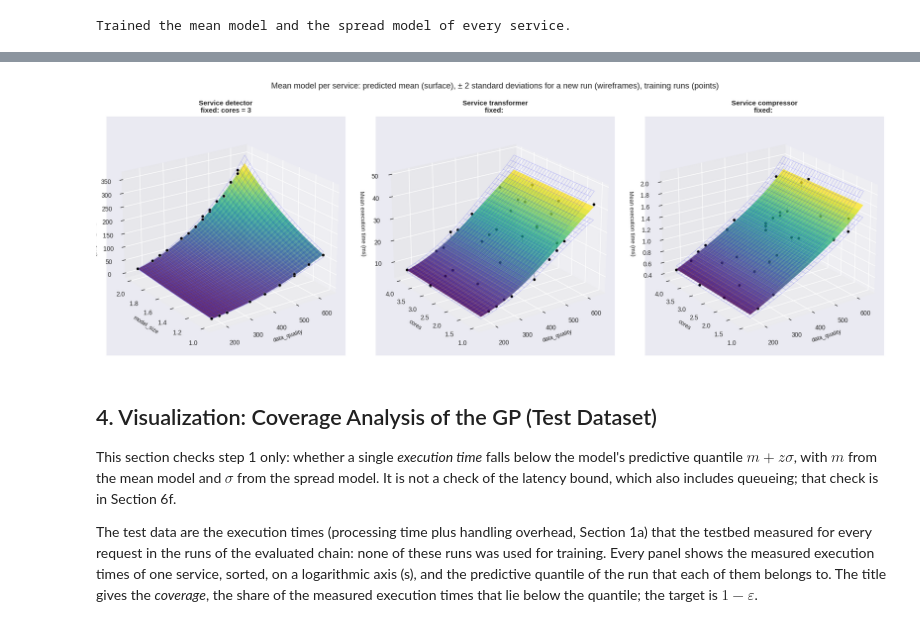
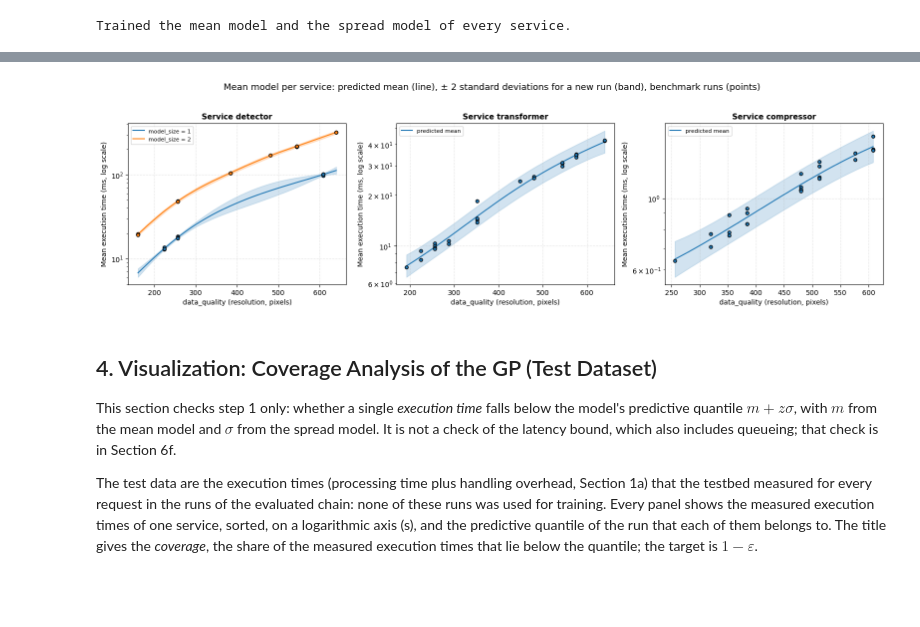
Before and after one commit to borissedlak/composable-autonomous-offerings, a Jupyter notebook: notebooks/tsc/1_method_real.ipynb, the cells around one changed output, grey strips where cells are left out. Drawn from its saved outputs; the diff is of its cells as text; code cells hidden in the pictures; blank space fills up the shorter version.

Commit message:
integrate single benchmarks for individual services

```diff
--- a/notebooks/tsc/1_method_real.ipynb
+++ b/notebooks/tsc/1_method_real.ipynb
@@ -58,8 +55,8 @@ from pegasus.baselines_chain import (ReplayComposition, compute_snc_mgf_delay_bo
                                      paired_independence_effect)
 from pegasus.data import model_inputs, path_workers
 from pegasus.evaluation import arrival_text
-from pegasus.real_data import (chain_run_execution_times, chain_run_latencies, configuration_grid, feature_names, measured_quantiles,
-                               real_chain_data, real_replay_data, split_runs)
+from pegasus.real_data import (BENCHMARKS_V2, chain_run_execution_times, chain_run_latencies, feature_names, measured_quantiles,
+                               real_chain_data, real_replay_data, unthrottled_runs)
 
 # Violation probability epsilon of every bound: a bound at alpha is a bound on the (1 - alpha) latency quantile
 alpha = 0.05
@@ -67,10 +64,11 @@ z_score = norm.ppf(1 - alpha)
 p_str = f"{(1 - alpha) * 100:.2f}".rstrip('0').rstrip('.')   # percentile label, e.g. '95'
 
 # Chain and training data; the arrival rate of every run and the ground truth are the ones the campaign measured
-experiment = "b1-vision-1-workers"  # the evaluated chain of the second campaign: object detector -> image transformer -> image compressor, 1 to 4 workers each
-n_train = 35              # unthrottled runs of the experiment that train the models; the other unthrottled runs are held out
-seed = 35                 # seed of the split into training and held-out runs
-split = split_runs(experiment, n_train, seed, unthrottled=True)   # (training runs, held-out runs), both without throttling (1a)
+experiment = "b1-vision-1-single"  # the evaluated chain of the second campaign: object detector -> image transformer -> image compressor, 1 worker each
+training_campaign = BENCHMARKS_V2   # every service is trained on its benchmark runs, the service alone (1a)
+n_train = 25              # benchmark runs per service that train the models, as in 2_evaluation.ipynb (B.1)
+seed = 35                 # seed of the draw of the training runs
+held_out_runs = unthrottled_runs(experiment)   # the held-out configurations: every run of the chain without throttling (1a)
 
 # Belief and evaluation
 confidence = 0.95        # the pessimistic mean of every bound lies above the true mean with this probability (6b)
@@ -134,12 +146,12 @@ overhead is a constant per run, so it shifts the mean and leaves the spread unch
 # %%
 # Training data of every service and the ground truth of the chain (real_chain_data in pegasus/real_data.py)
-data = real_chain_data(experiment, level=1 - alpha, coverage_check=coverage_check, seed=seed, n_train=n_train, split=split)
+data = real_chain_data(experiment, level=1 - alpha, coverage_check=coverage_check, seed=seed, n_train=n_train, training_campaign=training_campaign)
 service_names = data.path
 X_train = model_inputs(data.x_train, data.workers_column)   # per service: the model inputs of the training runs, without the workers (Section 2)
 y_train_dict, y_spread_dict = data.y_train, data.y_train_spread   # per service: run means (s), run spreads (s)
 workload = data.workload                                                                  # Poisson arrivals with one arrival rate per run of the chain
 arrivals = arrival_text(workload)
-print(f"Chain {' -> '.join(service_names)}, {n_train} training runs per service")
+print(f"Chain {' -> '.join(service_names)}, {n_train} benchmark runs per service")
 for s_name in service_names:
     print(f"  {s_name:5s} {X_train[s_name].shape[1]} features | mean execution time of the training runs "
           f"{1e3 * y_train_dict[s_name].min():.1f} to {1e3 * y_train_dict[s_name].max():.1f} ms | spread "
@@ -235,38 +248,32 @@ actual residual. The model size takes only two values; the surface connects them
 # %%
-# Mean model of every service over two of its knobs (configuration_grid in pegasus/real_data.py); the other knobs are fixed
-# at their most frequent value in the held-out runs
-surface_knobs = {"detector": ("data_quality", "model_size"), "transformer": ("data_quality", "cores"), "compressor": ("data_quality", "cores")}
+# Mean model of every service over the resolution (data_quality); one curve per value of the other knobs (the model size of the detector)
 # per service: the names of the columns of its model inputs (its knobs without the workers, Section 2)
-knob_names = {s_name: [name for name in names if name != "parallelism"] for s_name, names in feature_names(experiment).items()}
-fig = plt.figure(figsize=(18, 6), dpi=100)
-for idx, s_name in enumerate(service_names, 1):
-    knob_a, knob_b = surface_knobs[s_name]
-    grid_a, grid_b, x_grid, fixed = configuration_grid(X_train[s_name], knob_names[s_name], knob_a, knob_b, x_fixed=X_cfg_test[s_name])
-    model = gp_models[s_name]
-    surface = lambda shift: 1e3 * model.mean(x_grid, shift).reshape(grid_a.shape)   # ms
-    ax = fig.add_subplot(1, 3, idx, projection='3d')
-    ax.plot_surface(grid_a, grid_b, surface(0.0), cmap='viridis', alpha=0.8, edgecolor='none')
-    ax.plot_wireframe(grid_a, grid_b, surface(+2.0), color='blue', linewidth=0.5, alpha=0.3)
-    ax.plot_wireframe(grid_a, grid_b, surface(-2.0), color='blue', linewidth=0.5, alpha=0.3)
-
-    # training runs: their run means, with the residual to the model's prediction at their own configuration
-    train_a, train_b = X_train[s_name][:, knob_names[s_name].index(knob_a)], X_train[s_name][:, knob_names[s_name].index(knob_b)]
-    observed, predicted = 1e3 * y_train_dict[s_name], 1e3 * model.mean(X_train[s_name])
-    for x_a, x_b, y_o, y_p in zip(train_a, train_b, observed, predicted):
-        ax.plot([x_a, x_a], [x_b, x_b], [y_p, y_o], color='black', alpha=0.4, linewidth=0.8)
-    ax.scatter(train_a, train_b, observed, color='black', s=22, edgecolors='white', alpha=1.0, zorder=10)
-
-    ax.set_title(f"Service {s_name}\nfixed: " + ", ".join(f"{name} = {value:g}" for name, value in fixed.items()), fontsize=11, fontweight='bold')
-    ax.set_xlabel(knob_a, fontsize=9, labelpad=8)
-    ax.set_ylabel(knob_b, fontsize=9, labelpad=8)
-    ax.set_zlabel("Mean execution time (ms)", fontsize=9, labelpad=8)
-    ax.view_init(elev=22, azim=-125)
-plt.suptitle("Mean model per service: predicted mean (surface), ± 2 standard deviations for a new run (wireframes), training runs (points)",
-             fontsize=13, y=1.03)
+knob_names = {s_name: [name for name in names if name != "parallelism"] for s_name, names in feature_names(experiment, training_campaign).items()}
+fig, axes = plt.subplots(1, len(service_names), figsize=(16, 4.5))
+for ax, s_name in zip(axes, service_names):
+    names, model, x_train = knob_names[s_name], gp_models[s_name], X_train[s_name]
+    quality = names.index("data_quality")
+    other_names = [name for name in names if name != "data_quality"]
+    others = np.delete(x_train, quality, axis=1)   # the other knobs of every training run
+    grid = np.linspace(x_train[:, quality].min(), x_train[:, quality].max(), 100)
+    for other in np.unique(others, axis=0):
+        x_grid = np.insert(np.tile(other, (len(grid), 1)), quality, grid, axis=1)
+        label = ", ".join(f"{name} = {value:g}" for name, value in zip(other_names, other)) or "predicted mean"
+        line, = ax.plot(grid, 1e3 * model.mean(x_grid), label=label)
+        ax.fill_between(grid, 1e3 * model.mean(x_grid, -2.0), 1e3 * model.mean(x_grid, +2.0), color=line.get_color(), alpha=0.2)
+        at = (others == other).all(axis=1)
+        ax.scatter(x_train[at, quality], 1e3 * y_train_dict[s_name][at], color=line.get_color(), edgecolors="black", s=22, zorder=3)
+    ax.set_yscale("log")
+    ax.set_title(f"Service {s_name}", fontsize=11, fontweight="bold")
+    ax.set_xlabel("data_quality (resolution, pixels)")
+    ax.set_ylabel("Mean execution time (ms, log scale)")
+    ax.legend(fontsize=8)
+    ax.grid(True, linestyle=":", alpha=0.6)
+plt.suptitle("Mean model per service: predicted mean (line), ± 2 standard deviations for a new run (band), benchmark runs (points)", fontsize=13, y=1.03)
 plt.tight_layout()
 plt.show()
 # %% [output]
-[figure, old version]
+[figure, new version]
 # %% [markdown]
 ## 4. Visualization: Coverage Analysis of the GP (Test Dataset)
 
```
Also changed, not shown: parts of 20 cells of this notebook, 7 other files.
